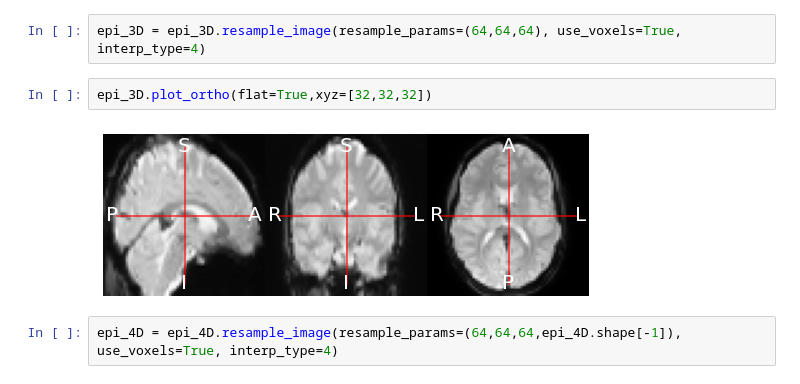
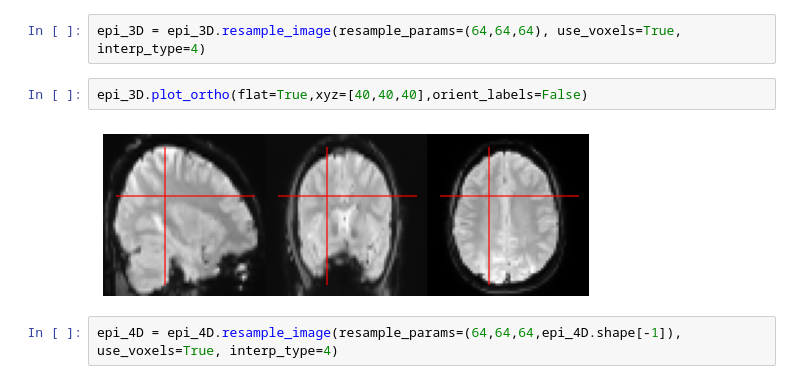
Before and after one commit to Aglinskas/BC-ORG-Data, a Jupyter notebook: Code/tut-neuroimaging-basic-IO.ipynb, the cells around one changed output. Cells and saved outputs as stored; diff of their text form.

```diff
--- a/Code/tut-neuroimaging-basic-IO.ipynb
+++ b/Code/tut-neuroimaging-basic-IO.ipynb
@@ -95,9 +95,9 @@ epi_3D.plot_ortho(flat=True)
 # %%
 epi_3D = epi_3D.resample_image(resample_params=(64,64,64), use_voxels=True, interp_type=4)
 # %%
-epi_3D.plot_ortho(flat=True,xyz=[32,32,32])
+epi_3D.plot_ortho(flat=True,xyz=[40,40,40],orient_labels=False)
 # %% [output]
-[figure, old version]
+[figure, new version]
 # %%
 epi_4D = epi_4D.resample_image(resample_params=(64,64,64,epi_4D.shape[-1]), use_voxels=True, interp_type=4)
 # %%
```
Also changed, not shown: parts of 9 cells of this notebook.
